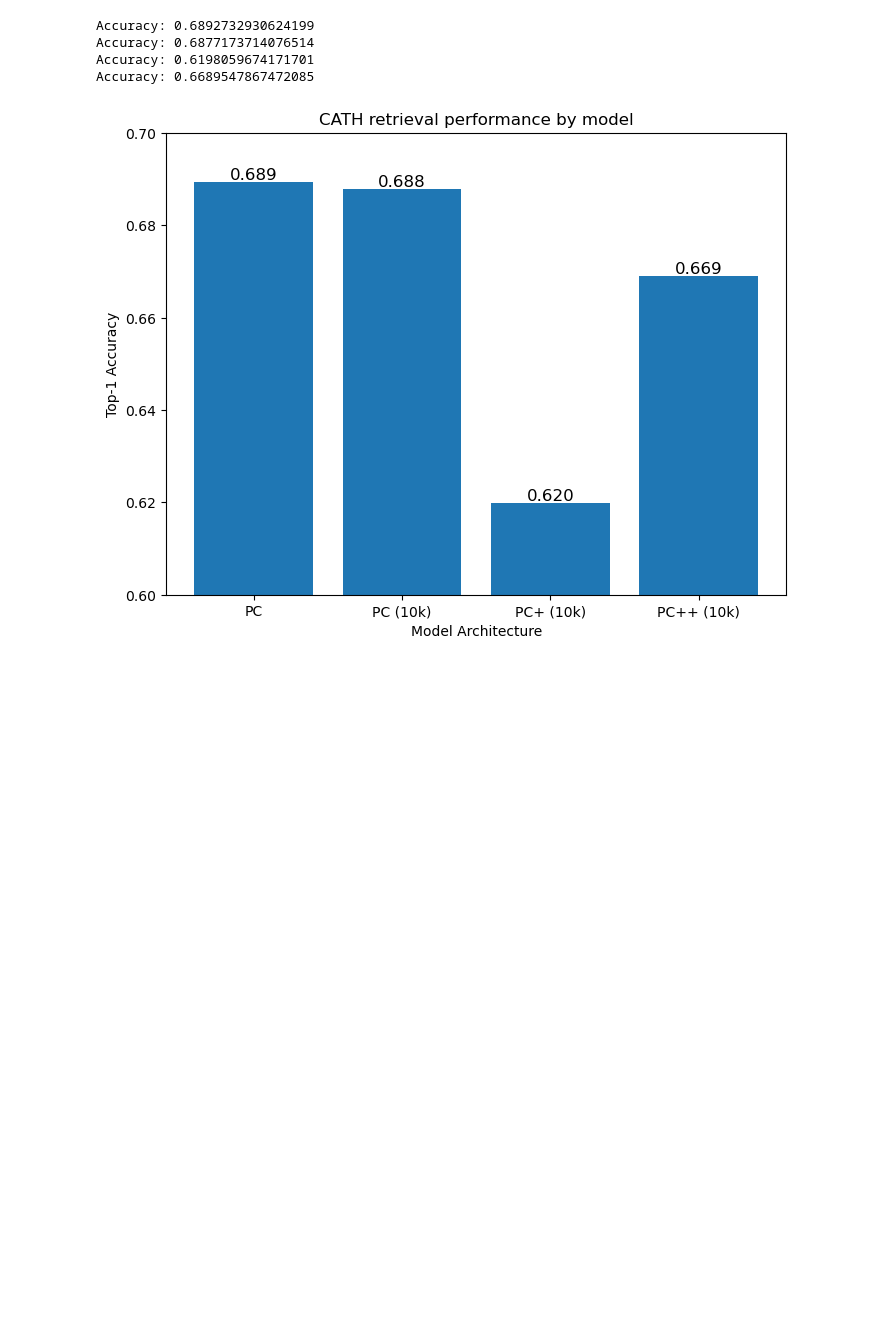
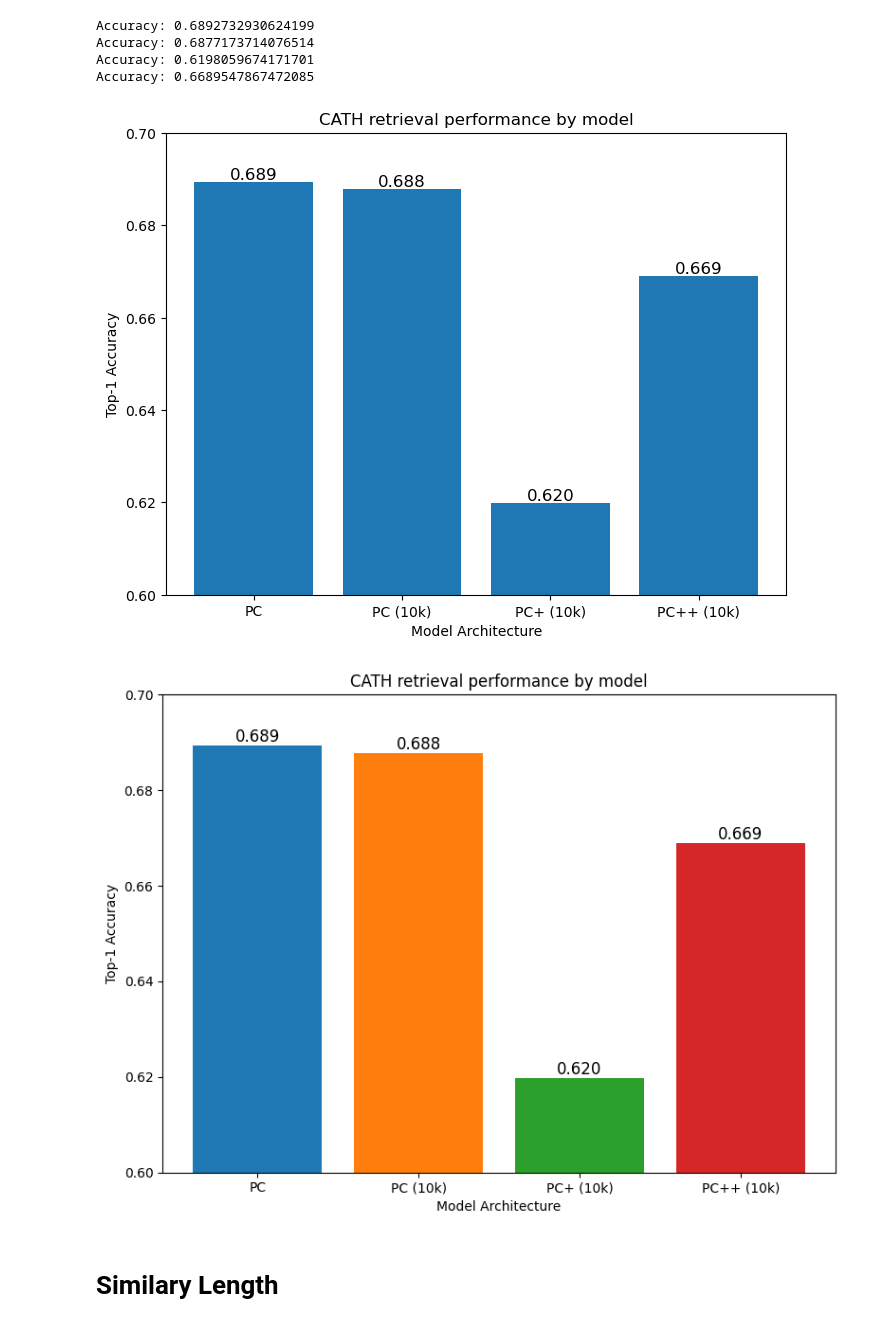
Before and after one commit to radroof22/cse7850-compbio-project, a Jupyter notebook: proteinclip/homology.ipynb, the cells around one changed output. Saved outputs shown, nothing was run; the diff lists cells and outputs as text; code cells hidden in the pictures; blank space fills up the shorter version.

Commit message:
add seq visualization for homology

```diff
--- a/proteinclip/homology.ipynb
+++ b/proteinclip/homology.ipynb
@@ -495,3 +495,60 @@ for bar, acc in zip(bars, accuracies):
 plt.show()
 # %% [output]
 [figure]
+# %%
+import pickle
+import numpy as np
+import matplotlib.pyplot as plt
+import matplotlib as mpl          # ⬅️ for the color cycle
+
+# ─────────────────────────────────────────────────────
+# Helper: mean accuracy for an entire pickle dictionary
+# ─────────────────────────────────────────────────────
+def get_accuracy(filename):
+    with open(filename, "rb") as f:
+        results = pickle.load(f)
+    return np.mean([v["correct"] for v in results.values()])
+
+# (file, label) pairs
+files = [
+    ("homology_pc.pkl",          "PC"),
+    ("homology_pc_10000.pkl",    "PC (10k)"),
+    ("homology_pc+_10000.pkl",   "PC+ (10k)"),
+    ("homology_pc++_10000.pkl",  "PC++ (10k)"),
+]
+
+accuracies = [get_accuracy(f[0]) for f in files]
+labels     = [f[1] for f in files]
+
+# ─────────────────────────────────────────────────────
+# Pull the first N colors from the current prop-cycle
+# ─────────────────────────────────────────────────────
+cycle_colors = mpl.rcParams["axes.prop_cycle"].by_key()["color"]
+bar_colors   = cycle_colors[: len(labels)]
+
+# ─────────────────────────────────────────────────────
+# Plot
+# ─────────────────────────────────────────────────────
+plt.figure(figsize=(8, 6))
+bars = plt.bar(labels, accuracies, color=bar_colors)
+
+plt.xlabel("Model Architecture")
+plt.ylabel("Top-1 Accuracy")
+plt.title("CATH retrieval performance by model")
+plt.ylim(0.6, 0.7)            # adjust as needed
+
+# add value labels on top of each bar
+for bar, acc in zip(bars, accuracies):
+    plt.text(
+        bar.get_x() + bar.get_width() / 2,
+        bar.get_height(),
+        f"{acc:.3f}",
+        ha="center", va="bottom", fontsize=12,
+    )
+
+plt.tight_layout()
+plt.show()
+# %% [output]
+[figure, added]
+# %% [markdown]
+# Similary Length
```
Also changed, not shown: parts of 4 cells of this notebook.
